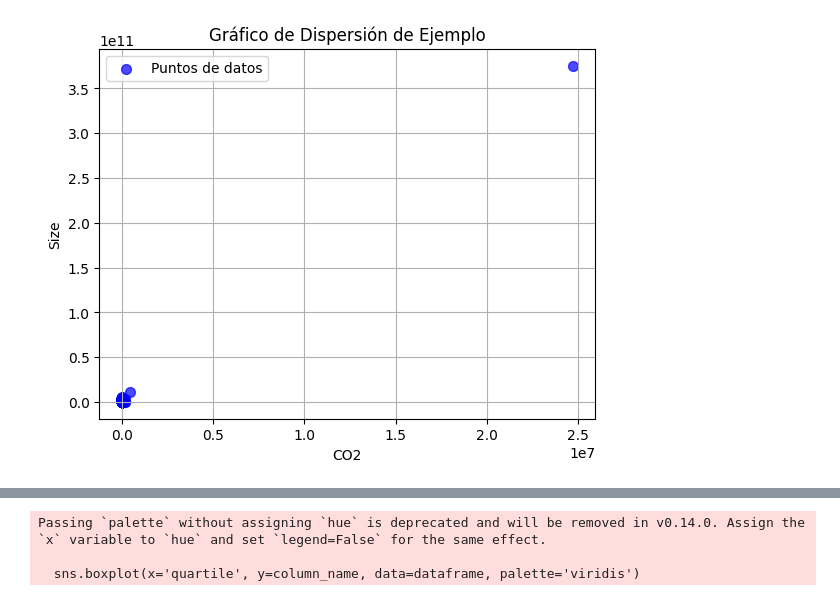
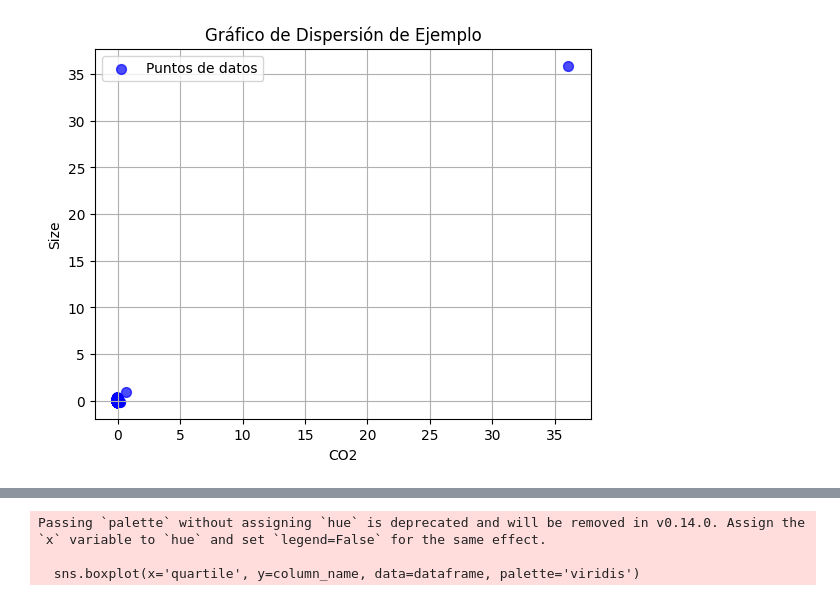
Before and after one commit to jufegare000/hugging-face-co2-multivariate-analysis, a Jupyter notebook: notebooks/2_variance_covariance.ipynb, the cells around one changed output, grey strips where cells are left out. Cells and saved outputs as stored; diff of their text form; code cells hidden in the pictures.

```diff
--- a/notebooks/2_variance_covariance.ipynb
+++ b/notebooks/2_variance_covariance.ipynb
@@ -19,5 +19,5 @@ covariances_utils = CovarianceUtils()
 # %%
-data_frame = pd.read_csv('../assets/HFCO2_imputed.csv')
+data_frame = pd.read_csv('../assets/HFCO2_cleaned_and_imputed.csv')
 # %%
 data_frame
 # %% [output]
@@ -111,20 +110,20 @@ plt.show()
 # %%
 np.random.seed(0)  # Para reproducibilidad
-x =data_frame['co2_eq_emissions']
-y = data_frame['size']
+x =df_scaled['co2_eq_emissions']
+y = df_scaled['size']
 
 plt.scatter(x, y, s=50, c='blue', alpha=0.7, label='Puntos de datos')
 
 plt.title('Gráfico de Dispersión de Ejemplo')
 plt.xlabel('CO2')
 plt.ylabel('Size')
 
 plt.legend()
 
 plt.grid(True)
 
 plt.savefig('grafico_dispersion_ejemplo.png')
 
 plt.show()
 # %% [output]
-[figure, old version]
+[figure, new version]
```
Also changed, not shown: parts of 20 cells of this notebook, 11 other files.
